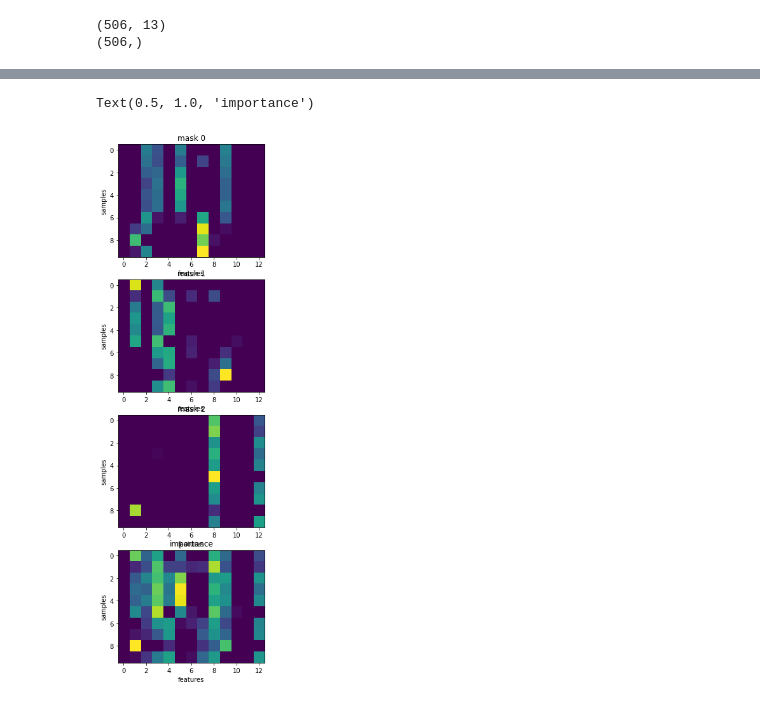
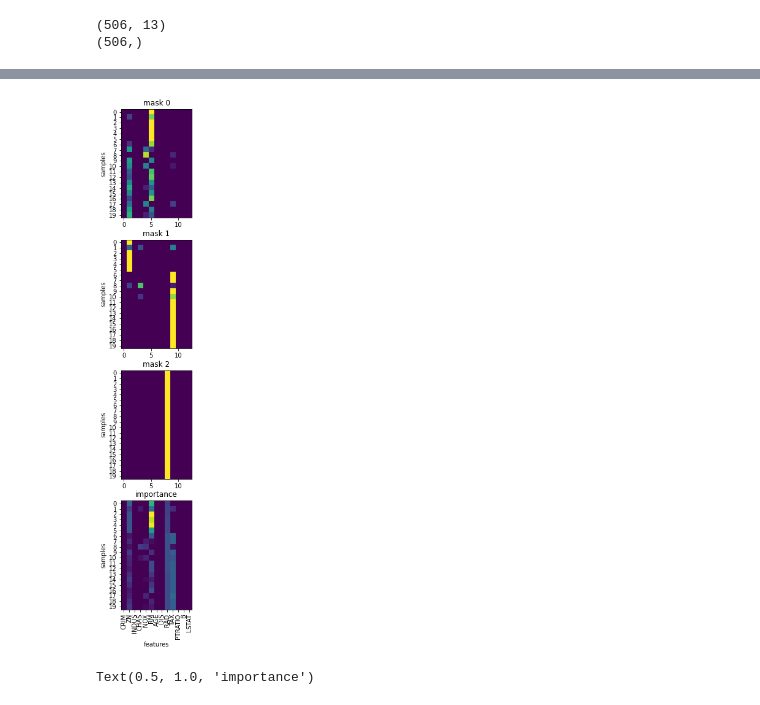
Before and after one commit to godofpdog/TabNet_Pytorch, a Jupyter notebook: test_regressor_training.ipynb, the cells around one changed output, grey strips where cells are left out. Drawn from its saved outputs; the diff is of its cells as text; code cells hidden in the pictures.

```diff
--- a/test_regressor_training.ipynb
+++ b/test_regressor_training.ipynb
@@ -23,7 +23,7 @@ print(y.shape)
 # %%
 tabnet = TabNetRegressor(
     input_dims=13, output_dims=[1], logger=logger, is_cuda=True,
-    reprs_dims=4, atten_dims=4, num_steps=3, num_indep=2, num_shared=1
+    reprs_dims=4, atten_dims=4, num_steps=3, num_indep=1, num_shared=1
 )
 # %%
 tabnet.build(path=None)
@@ -39,3 +49,3 @@ optimizer_params = {'lr': 2e-2}
 # %%
-tabnet.fit(X, y.reshape(-1, 1), batch_size=506, metrics=['mse'], max_epochs=200, optimizer=Adam, optimizer_params=optimizer_params)
+tabnet.fit(X, y.reshape(-1, 1), **training_params)
 # %% [output]
@@ -59,20 +69,44 @@ tabnet.fit(X, y.reshape(-1, 1), batch_size=506, metrics=['mse'], max_epochs=200,
 # %%
-m_explain, masks = tabnet.explain(X)
+importance, masks = tabnet.explain(X)
 # %%
 import matplotlib.pyplot as plt
+# %%
+feature_names = [
+    'CRIM',
+    'ZN',
+    'INDUS',
+    'CHAS',
+    'NOX',
+    'RM',
+    'AGE',
+    'DIS',
+    'RAD',
+    'TAX',
+    'PTRATIO',
+    'B',
+    'LSTAT'
+]
 # %%
-fig, axs = plt.subplots(4, 1, figsize=(15,15))
+fig, axs = plt.subplots(4, 1, figsize=(5,15))
 
 for i in range(3):
-    axs[i].imshow(masks[i].cpu().numpy()[:10])
-    axs[i].set_xlabel('features')
+    axs[i].imshow(masks[i].cpu().numpy()[:20])
+#     axs[i].set_xlabel('features')
     axs[i].set_ylabel('samples')
     axs[i].set_title(f"mask {i}")
+    axs[i].set_yticks(range(20))
+#     axs[i].set_xticks(range(30))
+#     axs[i].set_xticklabels(feature_names, rotation=90)
 
-axs[3].imshow(m_explain.cpu().numpy()[:10])
+axs[3].imshow(importance.cpu().numpy()[:20, :])
 axs[3].set_xlabel('features')
 axs[3].set_ylabel('samples')
 axs[3].set_title('importance')
+axs[3].set_yticks(range(20))
+axs[3].set_xticks(range(13))
+axs[3].set_xticklabels(feature_names, rotation=90)
+plt.show()
+axs[3].set_title('importance')
 # %% [output]
+[figure, new version]
 Text(0.5, 1.0, 'importance')
-[figure, old version]
```
Also changed, not shown: parts of 8 cells of this notebook, 3 other files.
